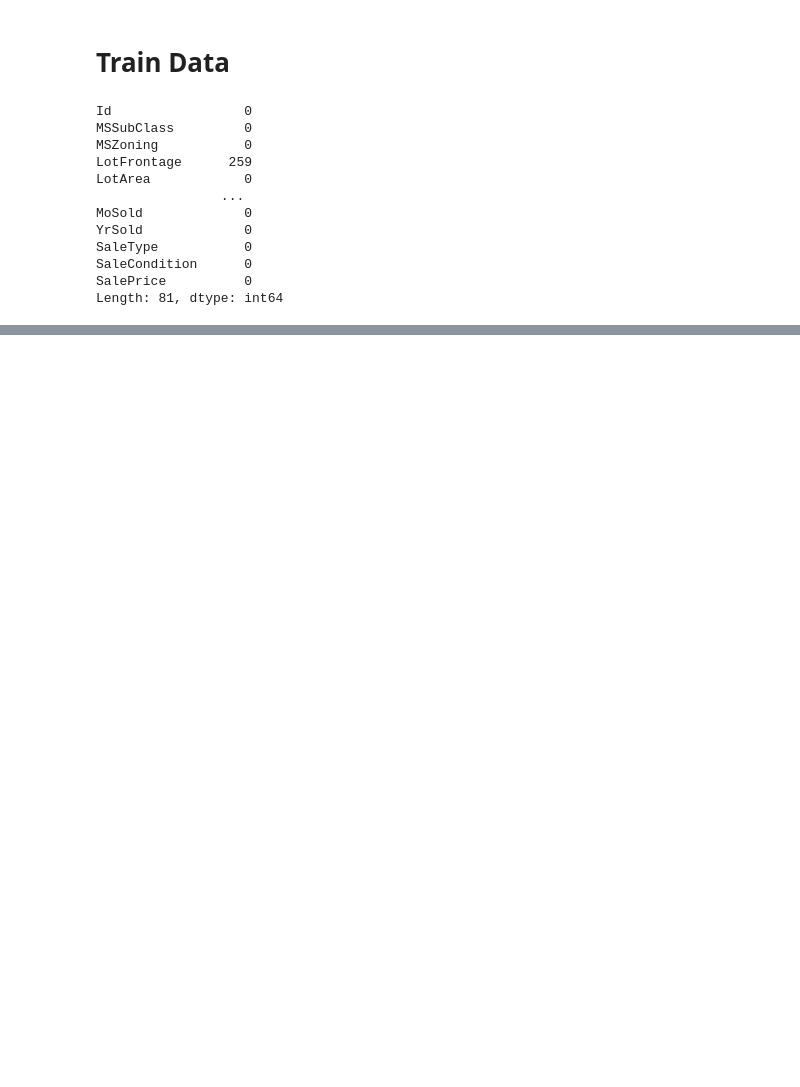
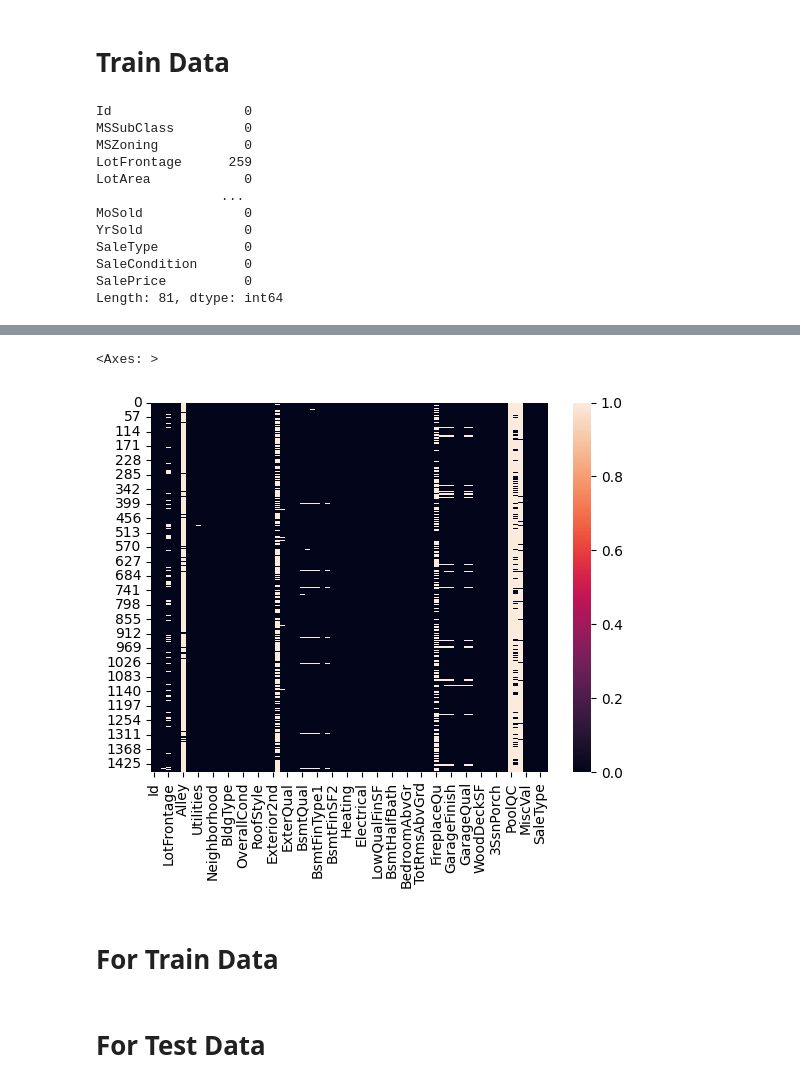
Before and after one commit to hthuonq/sgu-MAYHOC, a Jupyter notebook: lab02/data/lab02_house_price_CRISP.ipynb, the cells around one changed output, grey strips where cells are left out. Drawn from its saved outputs; the diff is of its cells as text; code cells hidden in the pictures; blank space fills up the shorter version.

```diff
--- a/lab02/data/lab02_house_price_CRISP.ipynb
+++ b/lab02/data/lab02_house_price_CRISP.ipynb
@@ -87,0 +105,7 @@ Length: 81, dtype: int64
+# %%
+sns.heatmap(test.isnull())
+# %% [output]
+<Axes: >
+[figure, added]
+# %% [markdown]
+# For Train Data
@@ -87,0 +121,2 @@ Length: 81, dtype: int64
+# %% [markdown]
+# For Test Data
```
Also changed, not shown: parts of 7 cells of this notebook.
